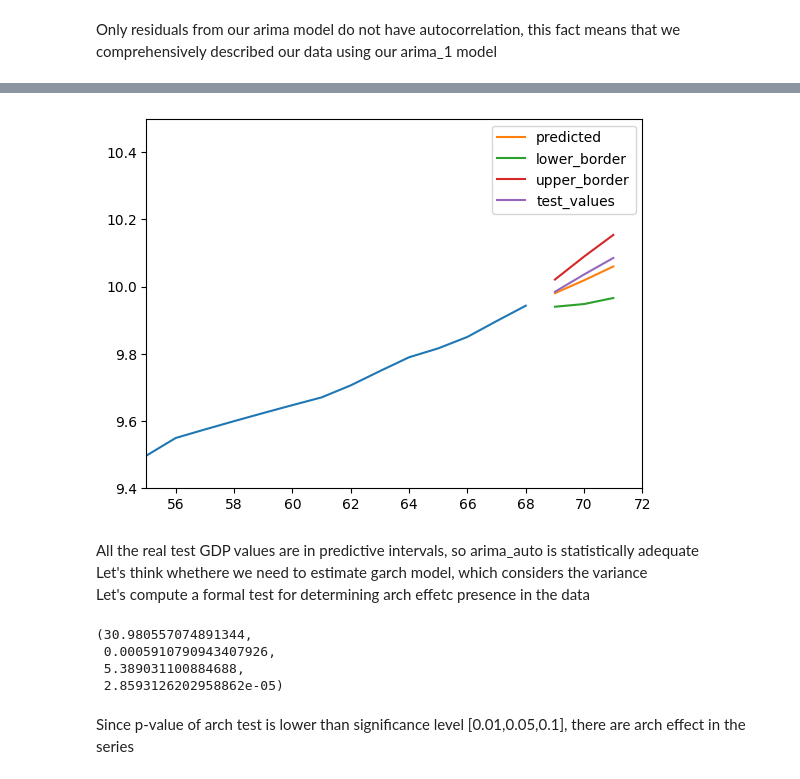
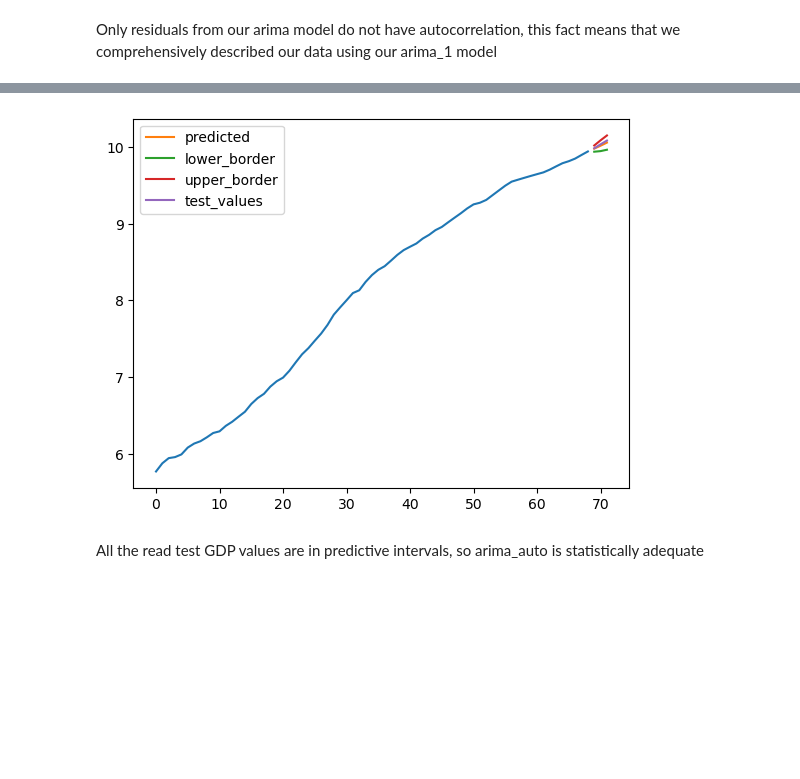
Before and after one commit to MathewShuvarikov/Python_and_R, a Jupyter notebook: Time_series_analysis/US_GDP.ipynb, the cells around one changed output, grey strips where cells are left out. Cells and saved outputs as stored; diff of their text form; code cells hidden in the pictures; blank space fills up the shorter version.

```diff
--- a/Time_series_analysis/US_GDP.ipynb
+++ b/Time_series_analysis/US_GDP.ipynb
@@ -260,26 +255,12 @@ All the real test GDP values are in predictive intervals, so arima_1 is statisti
 # %%
 plt.plot(np.log(df_train.Value))
 plt.plot(f2, label=['predicted', 'lower_border', 'upper_border', 'test_values'])
-plt.xlim(55, f2.index[-1]+1)
-plt.ylim(9.4,10.5)
 plt.legend()
 plt.show()
 # %% [output]
-[figure, old version]
+[figure, new version]
 # %% [markdown]
-All the real test GDP values are in predictive intervals, so arima_auto is statistically adequate
-Let's think whethere we need to estimate garch model, which considers the variance
-Let's compute a formal test for determining arch effetc presence in the data
+All the read test GDP values are in predictive intervals, so arima_auto is statistically adequate
-# %%
-# arch test
-het_arch(np.log(df_train.Value).diff().dropna())
-# %% [output]
-(30.980557074891344,
- 0.0005910790943407926,
- 5.389031100884688,
- 2.8593126202958862e-05)
-# %% [markdown]
-Since p-value of arch test is lower than significance level [0.01,0.05,0.1], there are arch effect in the series
 # %%
 garch = arch_model(y=np.log(df_train.Value).diff().dropna(), mean='AR', lags=[1,4], p=0,o=1,q=0).fit()
 print(garch.summary())
```
Also changed, not shown: parts of 33 cells of this notebook.
